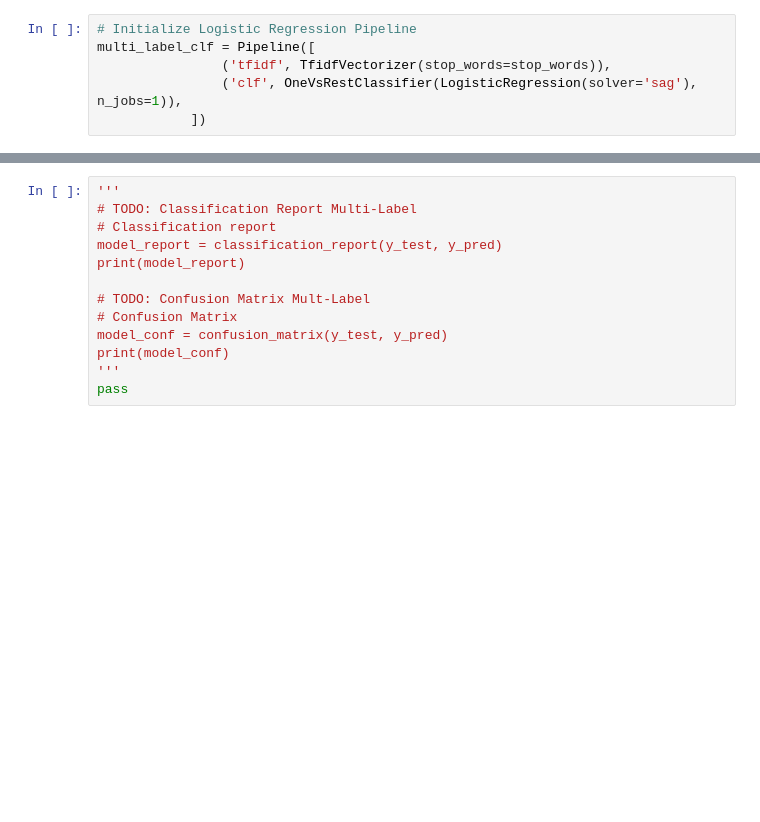
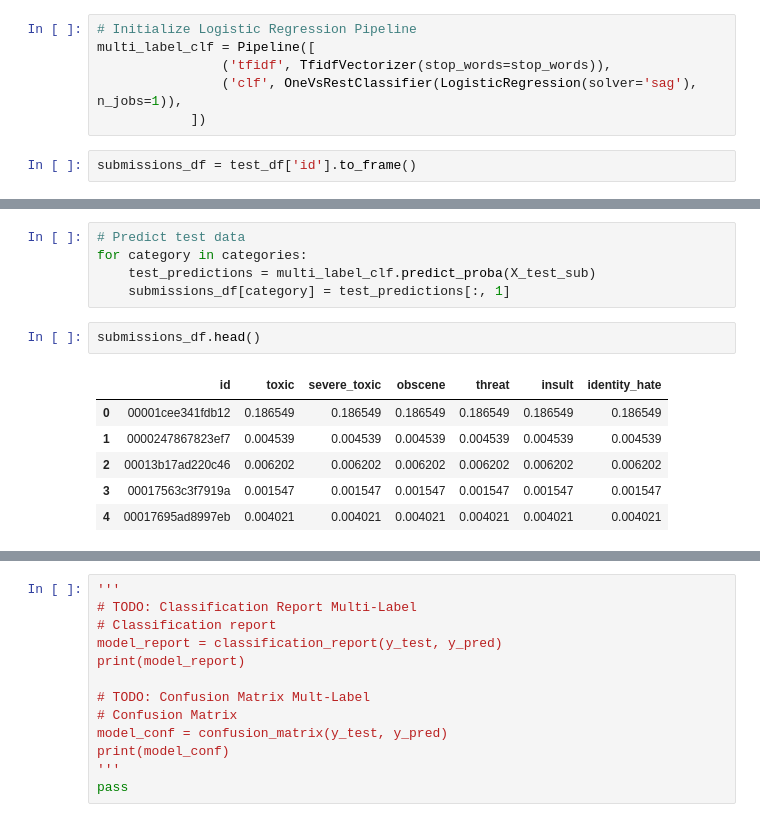
Before and after one commit to Merlin1674/Capstone-Toxic_Comment_Classification, a Jupyter notebook: Baseline_Modeling.ipynb, the cells around one changed output, grey strips where cells are left out. Drawn from its saved outputs; the diff is of its cells as text; blank space fills up the shorter version.

```diff
--- a/Baseline_Modeling.ipynb
+++ b/Baseline_Modeling.ipynb
@@ -101,3 +152,5 @@ multi_label_clf = Pipeline([
                 ('tfidf', TfidfVectorizer(stop_words=stop_words)),
                 ('clf', OneVsRestClassifier(LogisticRegression(solver='sag'), n_jobs=1)),
             ])
+# %%
+submissions_df = test_df['id'].to_frame()
@@ -151,0 +238,14 @@ print('Average ROC AUC Score is {}'.format(avg_roc_auc))
+# %%
+# Predict test data
+for category in categories:
+    test_predictions = multi_label_clf.predict_proba(X_test_sub)
+    submissions_df[category] = test_predictions[:, 1]
+# %%
+submissions_df.head()
+# %% [output]
+|  | id | toxic | severe_toxic | obscene | threat | insult | identity_hate |
+| 0 | 00001cee341fdb12 | 0.186549 | 0.186549 | 0.186549 | 0.186549 | 0.186549 | 0.186549 |
+| 1 | 0000247867823ef7 | 0.004539 | 0.004539 | 0.004539 | 0.004539 | 0.004539 | 0.004539 |
+| 2 | 00013b17ad220c46 | 0.006202 | 0.006202 | 0.006202 | 0.006202 | 0.006202 | 0.006202 |
+| 3 | 00017563c3f7919a | 0.001547 | 0.001547 | 0.001547 | 0.001547 | 0.001547 | 0.001547 |
+| 4 | 00017695ad8997eb | 0.004021 | 0.004021 | 0.004021 | 0.004021 | 0.004021 | 0.004021 |
```
Also changed, not shown: parts of 15 cells of this notebook.
